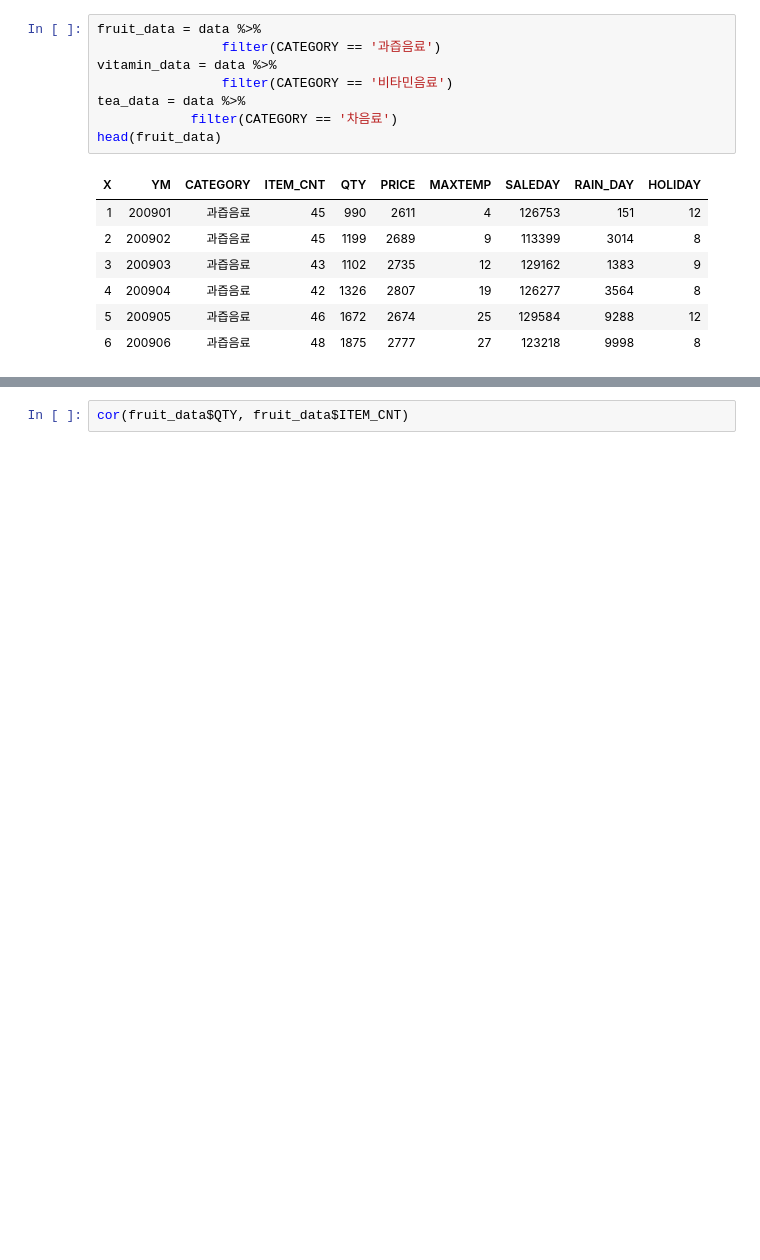
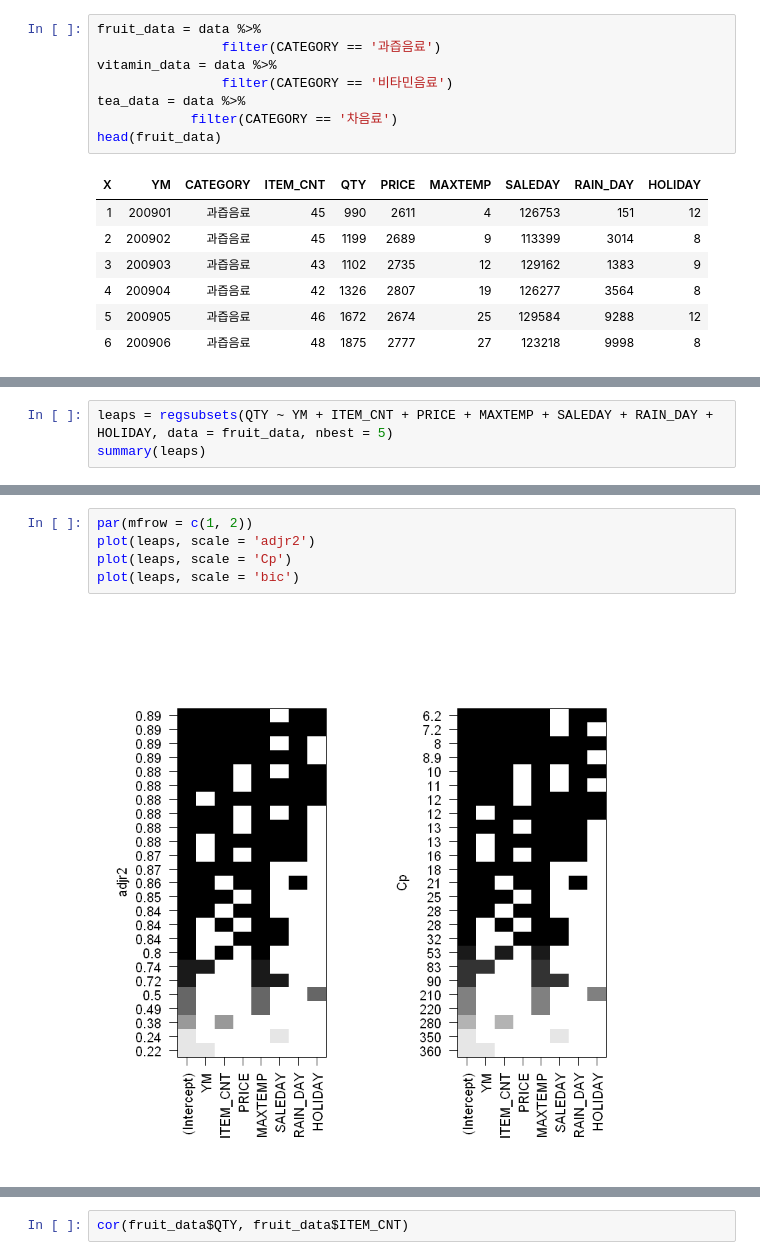
Before and after one commit to Seungki-Jeong/R_Practice, a Jupyter notebook: 개인.ipynb, the cells around one changed output, grey strips where cells are left out. Cells and saved outputs as stored; diff of their text form; blank space fills up the shorter version.

```diff
--- a/개인.ipynb
+++ b/개인.ipynb
@@ -39,0 +93,3 @@ head(fruit_data)
+# %%
+leaps = regsubsets(QTY ~ YM + ITEM_CNT + PRICE + MAXTEMP + SALEDAY + RAIN_DAY + HOLIDAY, data = fruit_data, nbest = 5)
+summary(leaps)
@@ -39,0 +114,7 @@ head(fruit_data)
+# %%
+par(mfrow = c(1, 2))
+plot(leaps, scale = 'adjr2')
+plot(leaps, scale = 'Cp')
+plot(leaps, scale = 'bic')
+# %% [output]
+[figure, added]
```
Also changed, not shown: parts of 38 cells of this notebook.
